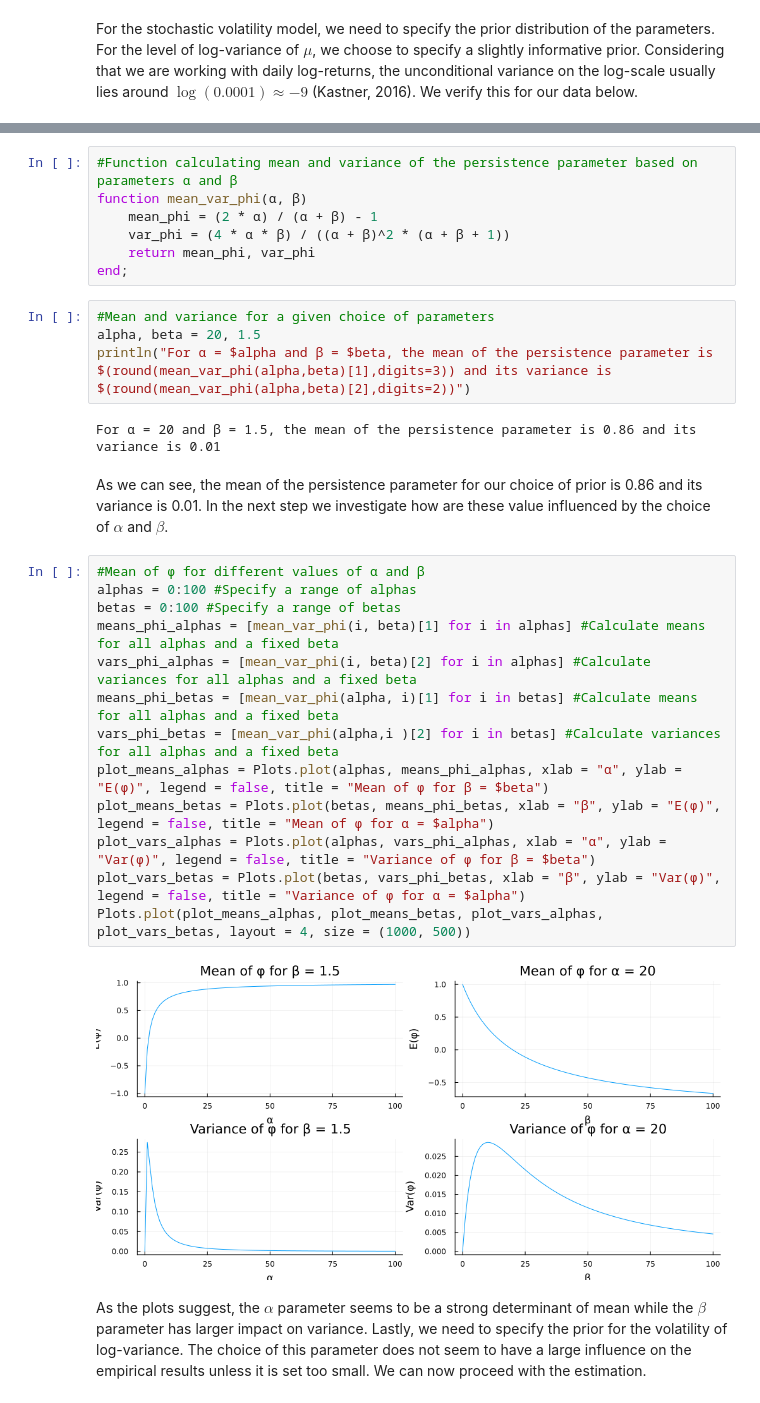
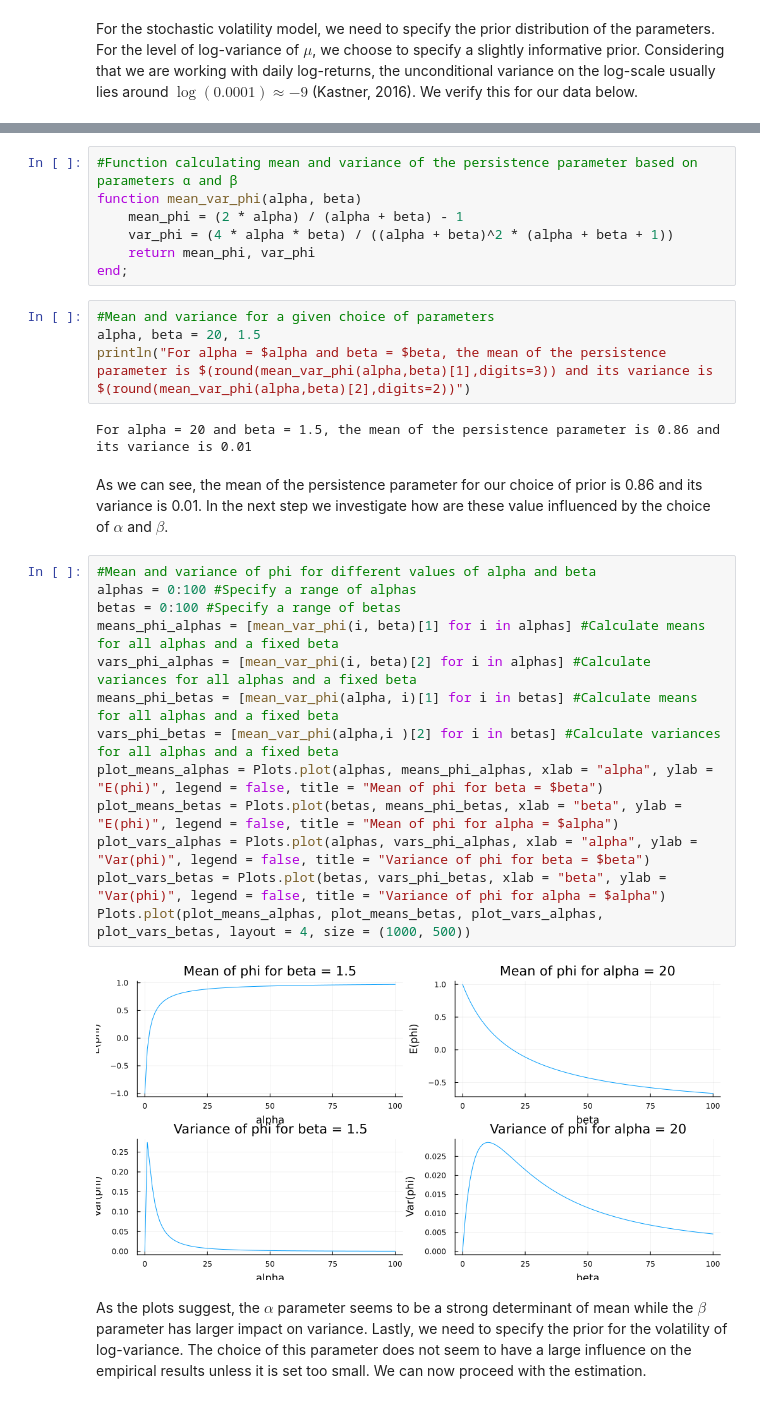
Before and after one commit to Matyas-Mattanelli/Financial-Econometrics-II, a Jupyter notebook: Project2.ipynb, the cells around one changed output, grey strips where cells are left out. Cells and saved outputs as stored; diff of their text form.

```diff
--- a/Project2.ipynb
+++ b/Project2.ipynb
@@ -243,34 +223,34 @@ For smaller or homoskedastic data sets, the posterior distribution of the parame
 $^* \phi \in (-1,1)$ but the beta distribution assumes values between 0 and 1
 # %%
 #Function calculating mean and variance of the persistence parameter based on parameters α and β
-function mean_var_phi(α, β)
-    mean_phi = (2 * α) / (α + β) - 1
-    var_phi = (4 * α * β) / ((α + β)^2 * (α + β + 1))
+function mean_var_phi(alpha, beta)
+    mean_phi = (2 * alpha) / (alpha + beta) - 1
+    var_phi = (4 * alpha * beta) / ((alpha + beta)^2 * (alpha + beta + 1))
     return mean_phi, var_phi
 end;
 # %%
 #Mean and variance for a given choice of parameters
 alpha, beta = 20, 1.5
-println("For α = $alpha and β = $beta, the mean of the persistence parameter is $(round(mean_var_phi(alpha,beta)[1],digits=3)) and its variance is $(round(mean_var_phi(alpha,beta)[2],digits=2))")
+println("For alpha = $alpha and beta = $beta, the mean of the persistence parameter is $(round(mean_var_phi(alpha,beta)[1],digits=3)) and its variance is $(round(mean_var_phi(alpha,beta)[2],digits=2))")
 # %% [output]
-For α = 20 and β = 1.5, the mean of the persistence parameter is 0.86 and its variance is 0.01
+For alpha = 20 and beta = 1.5, the mean of the persistence parameter is 0.86 and its variance is 0.01
 # %% [markdown]
 As we can see, the mean of the persistence parameter for our choice of prior is 0.86 and its variance is 0.01. In the next step we investigate how are these value influenced by the choice of $\alpha$ and $\beta$.
 # %%
-#Mean of φ for different values of α and β
+#Mean and variance of phi for different values of alpha and beta
 alphas = 0:100 #Specify a range of alphas
 betas = 0:100 #Specify a range of betas
 means_phi_alphas = [mean_var_phi(i, beta)[1] for i in alphas] #Calculate means for all alphas and a fixed beta
 vars_phi_alphas = [mean_var_phi(i, beta)[2] for i in alphas] #Calculate variances for all alphas and a fixed beta
 means_phi_betas = [mean_var_phi(alpha, i)[1] for i in betas] #Calculate means for all alphas and a fixed beta
 vars_phi_betas = [mean_var_phi(alpha,i )[2] for i in betas] #Calculate variances for all alphas and a fixed beta
-plot_means_alphas = Plots.plot(alphas, means_phi_alphas, xlab = "α", ylab = "E(φ)", legend = false, title = "Mean of φ for β = $beta")
-plot_means_betas = Plots.plot(betas, means_phi_betas, xlab = "β", ylab = "E(φ)", legend = false, title = "Mean of φ for α = $alpha")
-plot_vars_alphas = Plots.plot(alphas, vars_phi_alphas, xlab = "α", ylab = "Var(φ)", legend = false, title = "Variance of φ for β = $beta")
-plot_vars_betas = Plots.plot(betas, vars_phi_betas, xlab = "β", ylab = "Var(φ)", legend = false, title = "Variance of φ for α = $alpha")
+plot_means_alphas = Plots.plot(alphas, means_phi_alphas, xlab = "alpha", ylab = "E(phi)", legend = false, title = "Mean of phi for beta = $beta")
+plot_means_betas = Plots.plot(betas, means_phi_betas, xlab = "beta", ylab = "E(phi)", legend = false, title = "Mean of phi for alpha = $alpha")
+plot_vars_alphas = Plots.plot(alphas, vars_phi_alphas, xlab = "alpha", ylab = "Var(phi)", legend = false, title = "Variance of phi for beta = $beta")
+plot_vars_betas = Plots.plot(betas, vars_phi_betas, xlab = "beta", ylab = "Var(phi)", legend = false, title = "Variance of phi for alpha = $alpha")
 Plots.plot(plot_means_alphas, plot_means_betas, plot_vars_alphas, plot_vars_betas, layout = 4, size = (1000, 500))
 # %% [output]
-[figure, old version]
+[figure, new version]
 # %% [markdown]
 As the plots suggest, the $\alpha$ parameter seems to be a strong determinant of mean while the $\beta$ parameter has larger impact on variance. Lastly, we need to specify the prior for the volatility of log-variance. The choice of this parameter does not seem to have a large influence on the empirical results unless it is set too small. We can now proceed with the estimation.
 # %%
```
Also changed, not shown: parts of 21 cells of this notebook.
